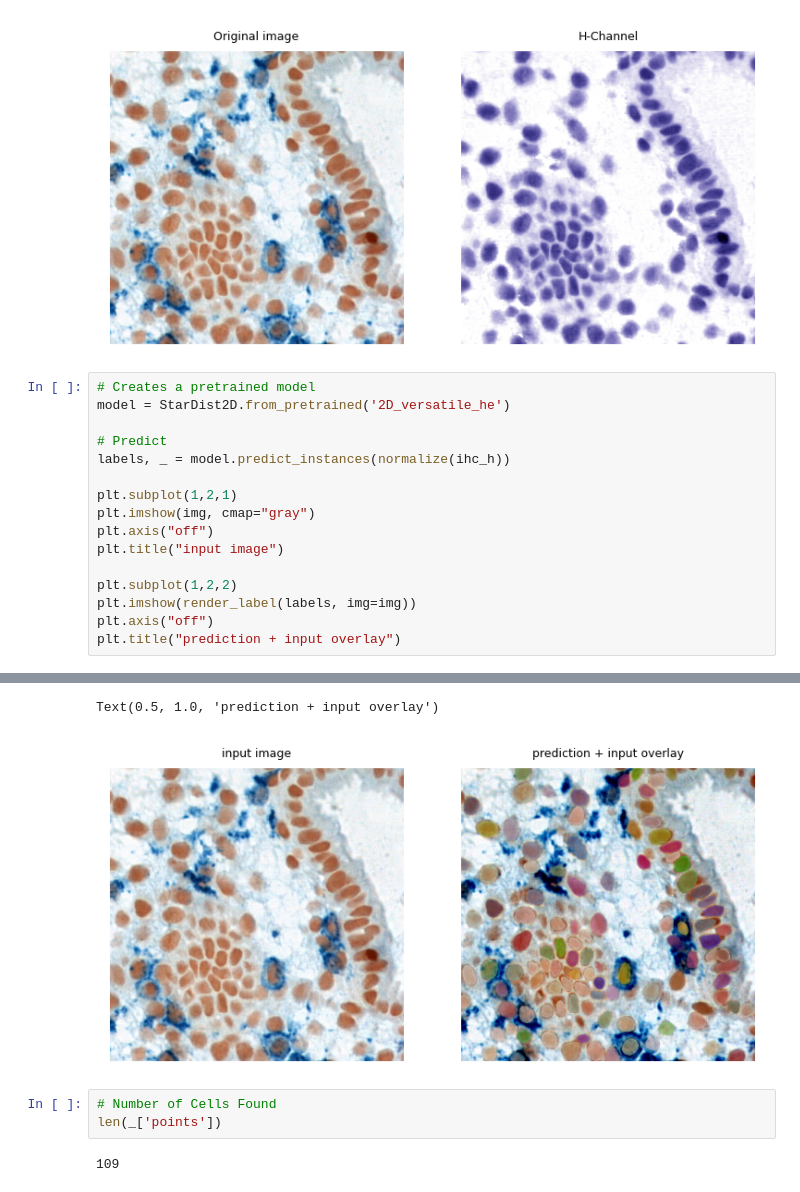
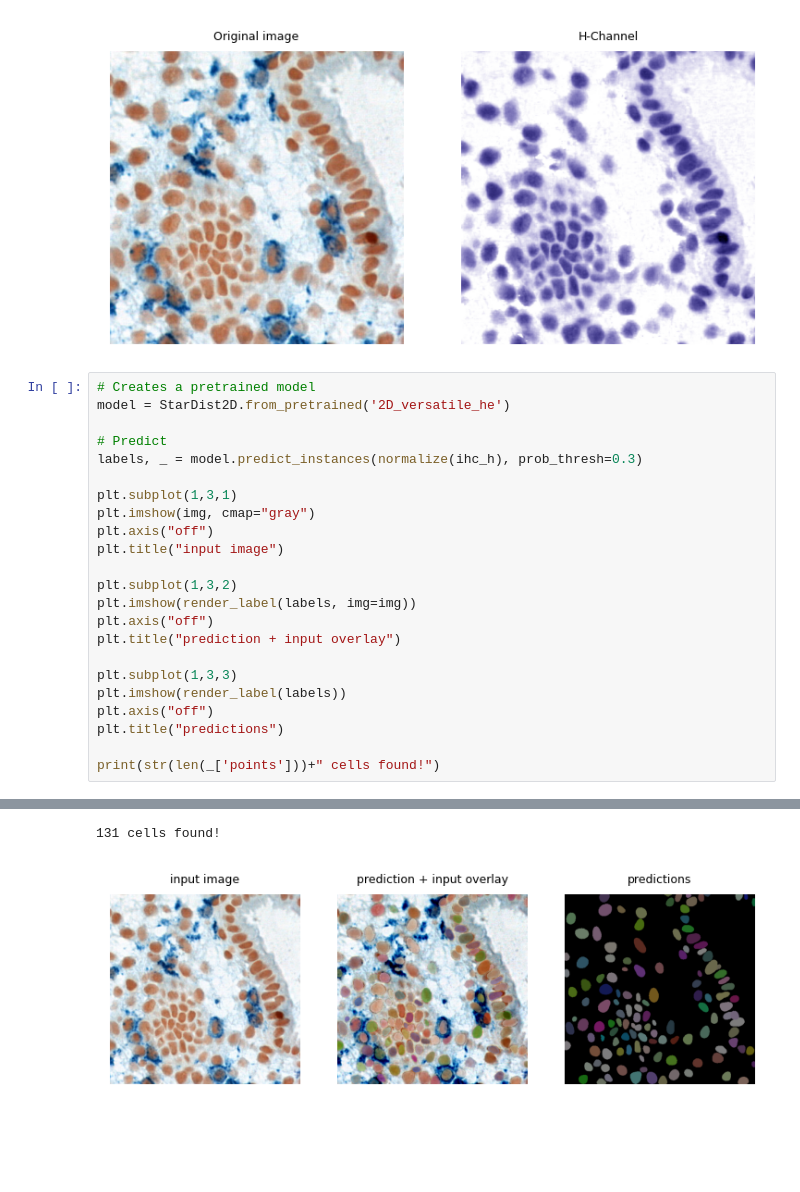
Before and after one commit to wgrgwrght/Hello_World_WSI, a Jupyter notebook: StarDist.ipynb, the cells around one changed output, grey strips where cells are left out. Saved outputs shown, nothing was run; the diff lists cells and outputs as text; blank space fills up the shorter version.

```diff
--- a/StarDist.ipynb
+++ b/StarDist.ipynb
@@ -492,17 +497,24 @@ plt.show()
 model = StarDist2D.from_pretrained('2D_versatile_he')
 
 # Predict
-labels, _ = model.predict_instances(normalize(ihc_h))
+labels, _ = model.predict_instances(normalize(ihc_h), prob_thresh=0.3)
 
-plt.subplot(1,2,1)
+plt.subplot(1,3,1)
 plt.imshow(img, cmap="gray")
 plt.axis("off")
 plt.title("input image")
 
-plt.subplot(1,2,2)
+plt.subplot(1,3,2)
 plt.imshow(render_label(labels, img=img))
 plt.axis("off")
 plt.title("prediction + input overlay")
+
+plt.subplot(1,3,3)
+plt.imshow(render_label(labels))
+plt.axis("off")
+plt.title("predictions")
+
+print(str(len(_['points']))+" cells found!")
 # %% [output]
 Found model '2D_versatile_he' for 'StarDist2D'.
 Loading network weights from 'weights_best.h5'.
@@ -513,7 +525,2 @@ Using default values: prob_thresh=0.692478, nms_thresh=0.3.
-Text(0.5, 1.0, 'prediction + input overlay')
+131 cells found!
-[figure, old version]
+[figure, new version]
-# %%
-# Number of Cells Found
-len(_['points'])
-# %% [output]
-109
```
Also changed, not shown: parts of 22 cells of this notebook.
